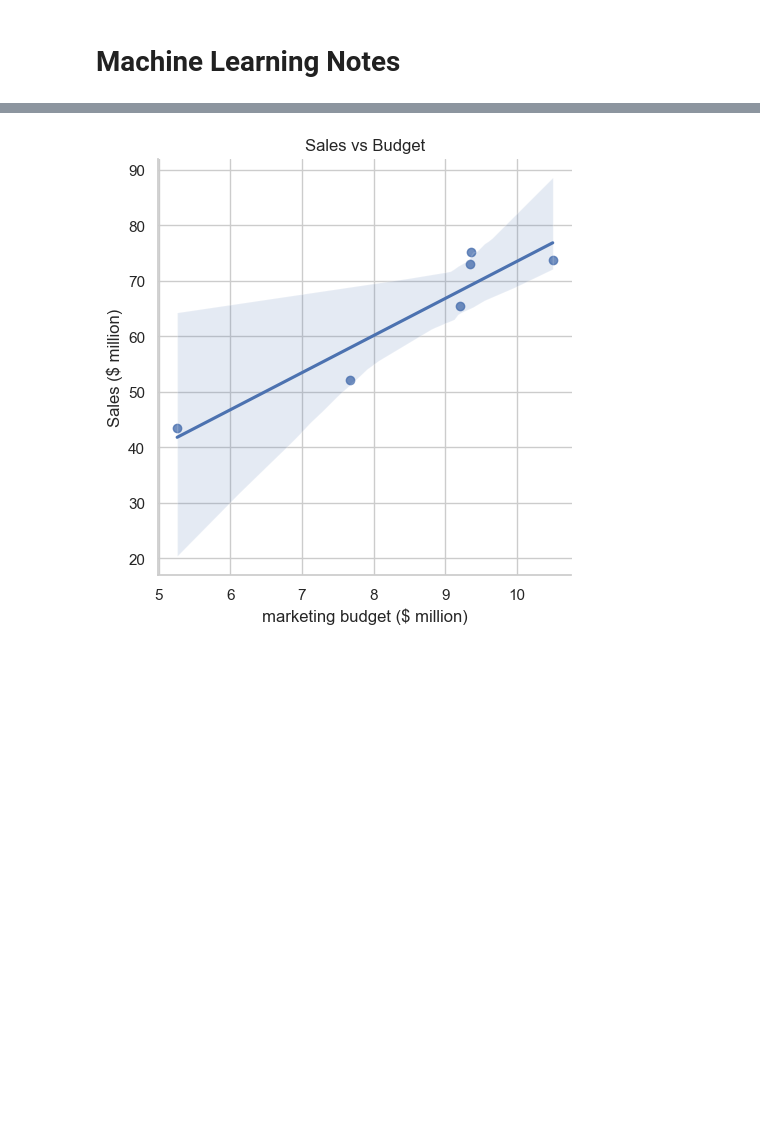
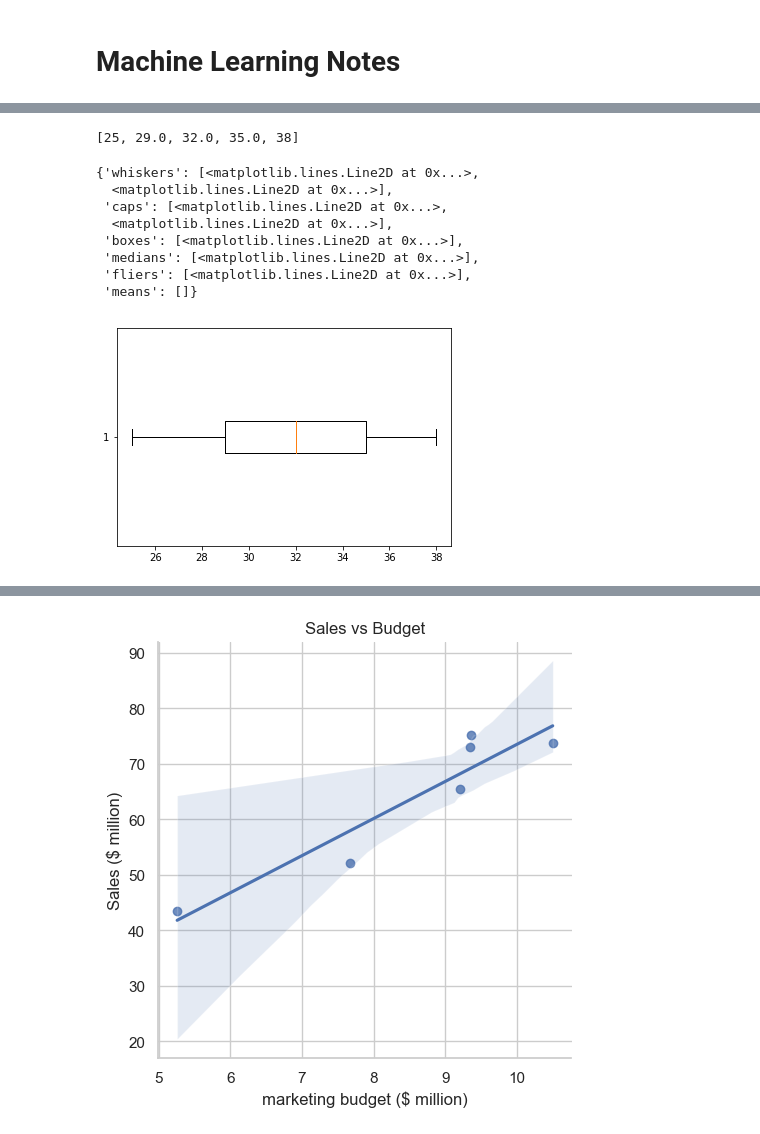
Before and after one commit to rajeesing/ipynb, a Jupyter notebook: MachineLearning.ipynb, the cells around one changed output, grey strips where cells are left out. Saved outputs shown, nothing was run; the diff lists cells and outputs as text; code cells hidden in the pictures; blank space fills up the shorter version.

```diff
--- a/MachineLearning.ipynb
+++ b/MachineLearning.ipynb
@@ -75,0 +17,29 @@ import matplotlib.pyplot as plt
+# %%
+box_data_list = [25,28,29,29,30,34,35,35,37,38] # make sure it is sorted
+
+media_val = np.median(box_data_list) #find the median value
+
+Q1 = np.percentile(box_data_list, 25) #find the 1st quartile
+Q3 = np.percentile(box_data_list, 75) #find the 3rd quartile
+min = np.min(box_data_list) #find the minimum value
+max = np.max(box_data_list) #find the maximum value
+
+# now we have our all 5 values, now we can print them
+
+box_plot_data = [min, Q1, media_val, Q3, max]
+print(box_plot_data)
+# %% [output]
+[25, 29.0, 32.0, 35.0, 38]
+# %%
+# now we can plot the box plot
+plt.boxplot(box_data_list,vert=False)
+# %% [output]
+{'whiskers': [<matplotlib.lines.Line2D at 0x...>,
+  <matplotlib.lines.Line2D at 0x...>],
+ 'caps': [<matplotlib.lines.Line2D at 0x...>,
+  <matplotlib.lines.Line2D at 0x...>],
+ 'boxes': [<matplotlib.lines.Line2D at 0x...>],
+ 'medians': [<matplotlib.lines.Line2D at 0x...>],
+ 'fliers': [<matplotlib.lines.Line2D at 0x...>],
+ 'means': []}
+[figure, added]
```
Also changed, not shown: parts of 11 cells of this notebook.
